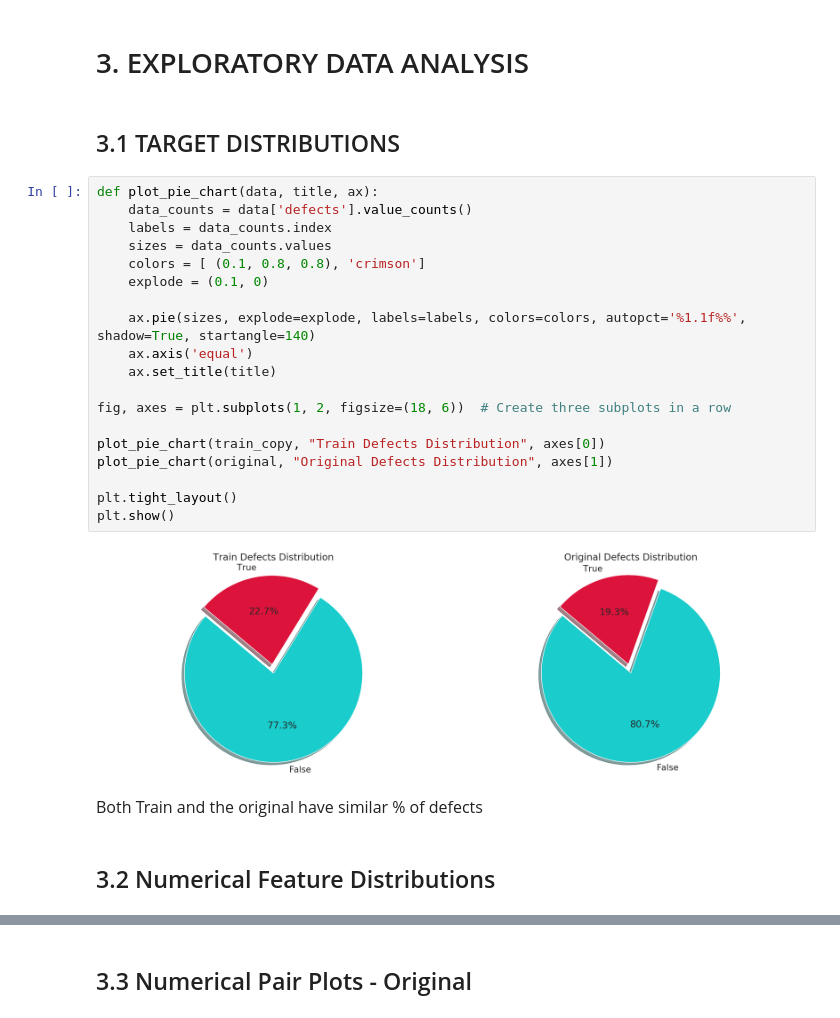
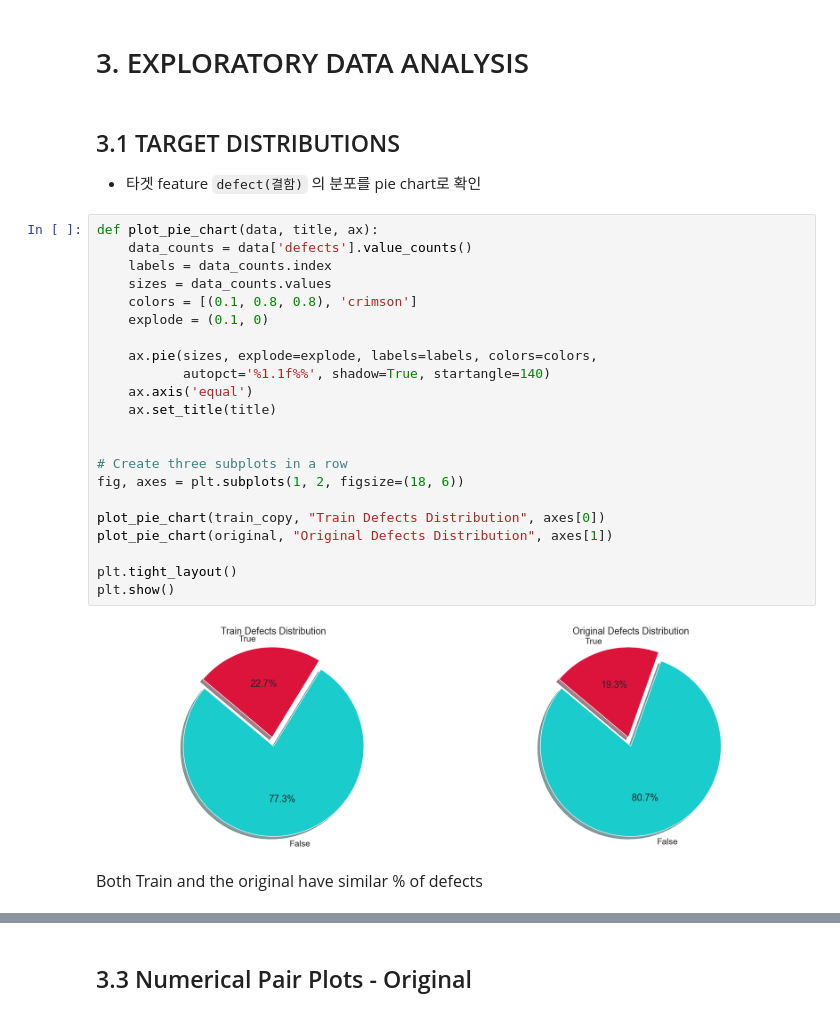
Before and after one commit to sungyongcho/kaggle_playground, a Jupyter notebook: ps3e23-eda-feature-engineering-ensemble.ipynb, the cells around one changed output, grey strips where cells are left out. Drawn from its saved outputs; the diff is of its cells as text.

```diff
--- a/ps3e23-eda-feature-engineering-ensemble.ipynb
+++ b/ps3e23-eda-feature-engineering-ensemble.ipynb
@@ -218,28 +251,30 @@ print(table)
 # 3. EXPLORATORY DATA ANALYSIS
 # %% [markdown]
 ## 3.1 TARGET DISTRIBUTIONS
+- 타겟 feature `defect(결함)` 의 분포를 pie chart로 확인
 # %%
 def plot_pie_chart(data, title, ax):
     data_counts = data['defects'].value_counts()
     labels = data_counts.index
     sizes = data_counts.values
-    colors = [ (0.1, 0.8, 0.8), 'crimson']
+    colors = [(0.1, 0.8, 0.8), 'crimson']
     explode = (0.1, 0)
 
-    ax.pie(sizes, explode=explode, labels=labels, colors=colors, autopct='%1.1f%%', shadow=True, startangle=140)
+    ax.pie(sizes, explode=explode, labels=labels, colors=colors,
+           autopct='%1.1f%%', shadow=True, startangle=140)
     ax.axis('equal')
     ax.set_title(title)
 
-fig, axes = plt.subplots(1, 2, figsize=(18, 6))  # Create three subplots in a row
+
+# Create three subplots in a row
+fig, axes = plt.subplots(1, 2, figsize=(18, 6))
 
 plot_pie_chart(train_copy, "Train Defects Distribution", axes[0])
 plot_pie_chart(original, "Original Defects Distribution", axes[1])
 
 plt.tight_layout()
 plt.show()
 # %% [output]
-[figure, old version]
+[figure, new version]
 # %% [markdown]
 <font size="3">Both Train and the original have similar % of defects</font>
-# %% [markdown]
-## 3.2 Numerical Feature Distributions
```
Also changed, not shown: parts of 46 cells of this notebook, 2 other files.
